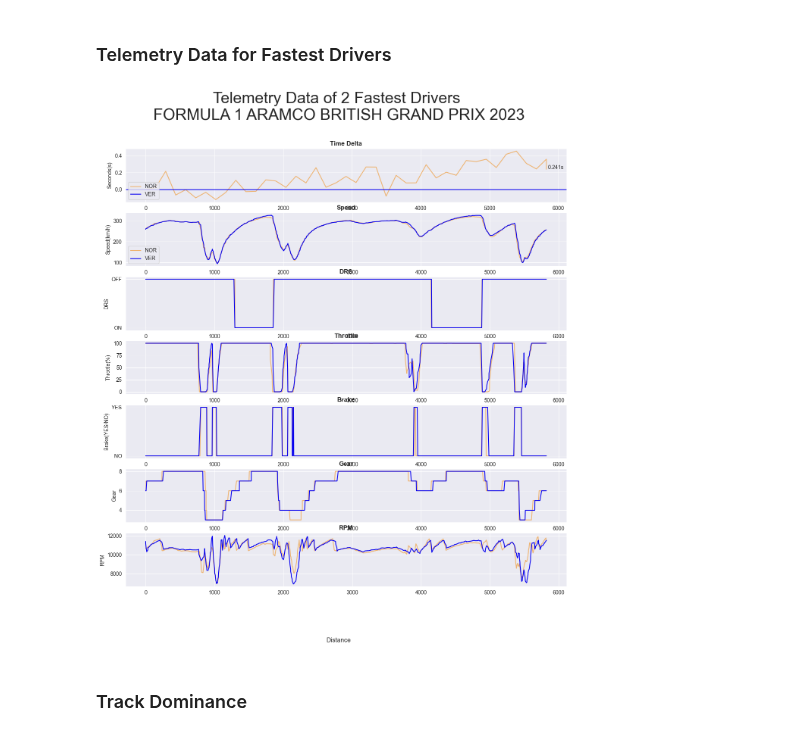
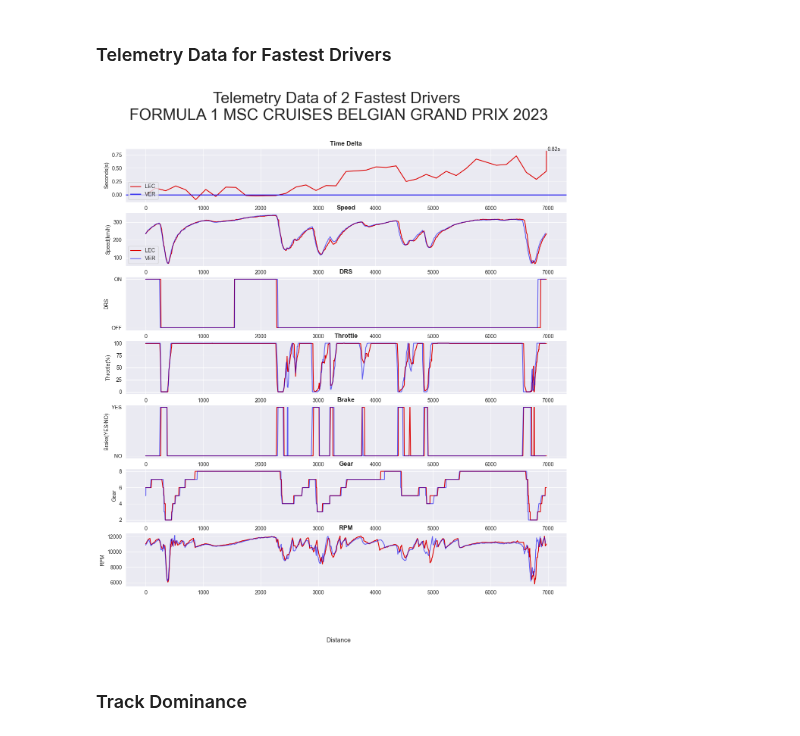
Before and after one commit to edmundhong/formula1-dataanalysis, a Jupyter notebook: Best Lap Analysis.ipynb, the cells around one changed output. Saved outputs shown, nothing was run; the diff lists cells and outputs as text; code cells hidden in the pictures.

```diff
--- a/Best Lap Analysis.ipynb
+++ b/Best Lap Analysis.ipynb
@@ -29,7 +29,7 @@ pd.set_option('display.max_columns', None)
 # %%
 # input session and year
 year = 2023
-location = 'Silverstone'
+location = 'Belgium'
 session = 'Q'
 
 # get session
@@ -104,7 +104,10 @@ df_results = df_results.sort_values('GapToBest')
 driver_color = {}
 for index,row in df_results.iterrows():
     driver = row['Abbreviation']
-    driver_color[driver] = fastf1.plotting.driver_color(driver)
+    if driver == 'RIC':
+        driver_color[driver] = fastf1.plotting.driver_color('DEV')
+    else:
+        driver_color[driver] = fastf1.plotting.driver_color(driver)
 
 plt.figure(figsize=(10,10))
 sns.barplot(data=df_results, x='GapToBest', y='Abbreviation', palette=driver_color,  edgecolor='black')
@@ -163,7 +166,7 @@ ax[0].set(ylabel= 'Seconds(s)')
 
 # Speed
 ax[1].plot(driver_2_tel['Distance'], driver_2_tel['Speed'], color = driver_color[df_results.Abbreviation[1]], label = df_results.Abbreviation[1])
-ax[1].plot(driver_1_tel['Distance'], driver_1_tel['Speed'], color = driver_color[df_results.Abbreviation[0]], label = df_results.Abbreviation[0])
+ax[1].plot(driver_1_tel['Distance'], driver_1_tel['Speed'], color = driver_color[df_results.Abbreviation[0]], label = df_results.Abbreviation[0], alpha = 0.6)
 ax[1].legend(loc = 'lower left')
 ax[1].set_title('Speed', fontweight="bold")
 ax[1].set(ylabel= 'Speed(km/h)')
@@ -173,39 +176,39 @@ ax[1].set(ylabel= 'Speed(km/h)')
 driver_1_tel['DRS_Activated'] = driver_1_tel['DRS'].map(lambda x: 'ON' if x >= 10 else 'OFF')
 driver_2_tel['DRS_Activated'] = driver_2_tel['DRS'].map(lambda x: 'ON' if x >= 10 else 'OFF')
 ax[2].plot(driver_2_tel['Distance'], driver_2_tel['DRS_Activated'], color = driver_color[df_results.Abbreviation[1]], label = df_results.Abbreviation[1])
-ax[2].plot(driver_1_tel['Distance'], driver_1_tel['DRS_Activated'], color = driver_color[df_results.Abbreviation[0]], label = df_results.Abbreviation[0])
+ax[2].plot(driver_1_tel['Distance'], driver_1_tel['DRS_Activated'], color = driver_color[df_results.Abbreviation[0]], label = df_results.Abbreviation[0], alpha = 0.6)
 ax[2].invert_yaxis()
 ax[2].set_title('DRS', fontweight="bold")
 ax[2].set(ylabel= 'DRS')
 
 # Throttle
 ax[3].plot(driver_2_tel['Distance'], driver_2_tel['Throttle'], color = driver_color[df_results.Abbreviation[1]], label = df_results.Abbreviation[1])
-ax[3].plot(driver_1_tel['Distance'], driver_1_tel['Throttle'], color = driver_color[df_results.Abbreviation[0]], label = df_results.Abbreviation[0])
+ax[3].plot(driver_1_tel['Distance'], driver_1_tel['Throttle'], color = driver_color[df_results.Abbreviation[0]], label = df_results.Abbreviation[0], alpha = 0.6)
 ax[3].set_title('Throttle', fontweight="bold")
 ax[3].set(ylabel= 'Throttle(%)')
 
 # Brake
 ax[4].plot(driver_2_tel['Distance'], driver_2_tel['Brake'], color = driver_color[df_results.Abbreviation[1]], label = df_results.Abbreviation[1])
-ax[4].plot(driver_1_tel['Distance'], driver_1_tel['Brake'], color = driver_color[df_results.Abbreviation[0]], label = df_results.Abbreviation[0])
+ax[4].plot(driver_1_tel['Distance'], driver_1_tel['Brake'], color = driver_color[df_results.Abbreviation[0]], label = df_results.Abbreviation[0], alpha = 0.6)
 ax[4].set_yticks(ticks = [1,0], labels = ["YES", "NO"])
 ax[4].set_title('Brake', fontweight="bold")
 ax[4].set(ylabel= 'Brake(YES/NO)')
 
 # Gear
 ax[5].plot(driver_2_tel['Distance'], driver_2_tel['nGear'], color = driver_color[df_results.Abbreviation[1]], label = df_results.Abbreviation[1])
-ax[5].plot(driver_1_tel['Distance'], driver_1_tel['nGear'], color = driver_color[df_results.Abbreviation[0]], label = df_results.Abbreviation[0])
+ax[5].plot(driver_1_tel['Distance'], driver_1_tel['nGear'], color = driver_color[df_results.Abbreviation[0]], label = df_results.Abbreviation[0], alpha = 0.6)
 ax[5].set_title('Gear', fontweight="bold")
 ax[5].set(ylabel= 'Gear')
 
 # RPM
 ax[6].plot(driver_2_tel['Distance'], driver_2_tel['RPM'], color = driver_color[df_results.Abbreviation[1]], label = df_results.Abbreviation[1])
-ax[6].plot(driver_1_tel['Distance'], driver_1_tel['RPM'], color = driver_color[df_results.Abbreviation[0]], label = df_results.Abbreviation[0])
+ax[6].plot(driver_1_tel['Distance'], driver_1_tel['RPM'], color = driver_color[df_results.Abbreviation[0]], label = df_results.Abbreviation[0], alpha = 0.6)
 ax[6].set_title('RPM', fontweight="bold")
 ax[6].set(ylabel= 'RPM')
 
 plt.show()
 # %% [output]
-[figure, old version]
+[figure, new version]
 # %% [markdown]
 ### Track Dominance
 # %%
```
Also changed, not shown: parts of 6 cells of this notebook, 1 other file.
